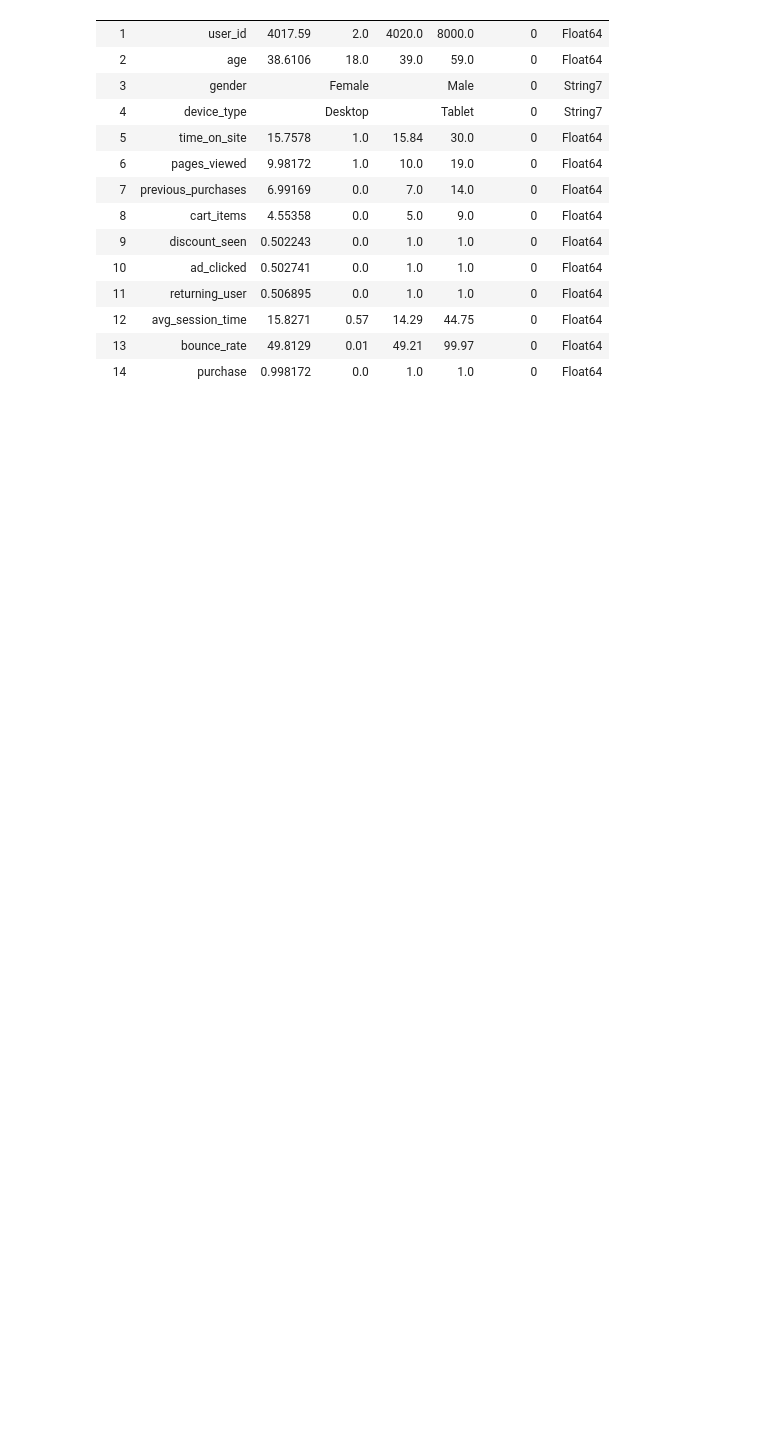
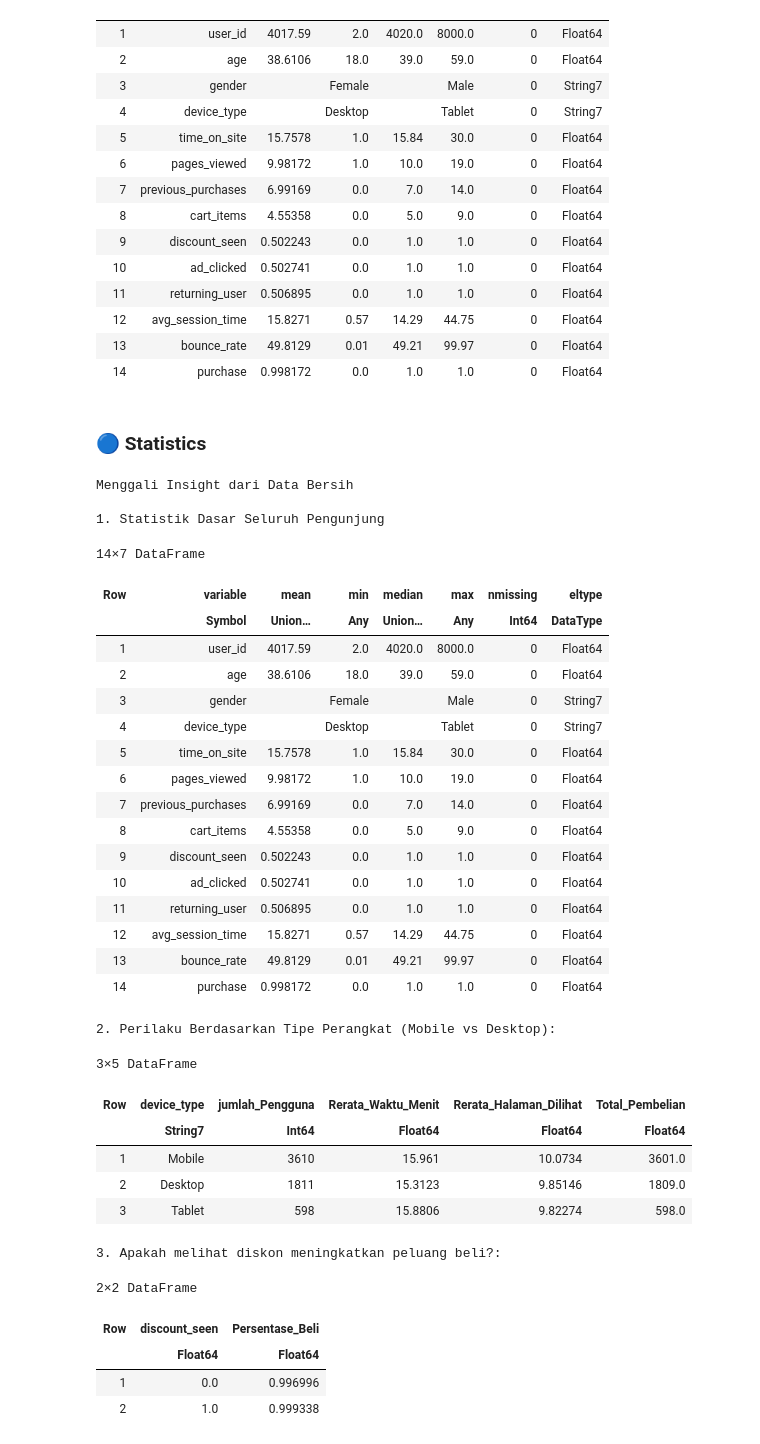
Before and after one commit to AikoFernanda/DataScience-Ecommerce-Behavior, a Jupyter notebook: notebooks/customer_segmentation_analysis.ipynb, the cells around one changed output. Saved outputs shown, nothing was run; the diff lists cells and outputs as text; code cells hidden in the pictures; blank space fills up the shorter version.

Commit message:
statistical analysis

```diff
--- a/notebooks/customer_segmentation_analysis.ipynb
+++ b/notebooks/customer_segmentation_analysis.ipynb
@@ -94,3 +144,63 @@ describe(df_clean)
 | 12 | avg_session_time | 15.8271 | 0.57 | 14.29 | 44.75 | 0 | Float64 |
 | 13 | bounce_rate | 49.8129 | 0.01 | 49.21 | 99.97 | 0 | Float64 |
 | 14 | purchase | 0.998172 | 0.0 | 1.0 | 1.0 | 0 | Float64 |
+# %% [markdown]
+### 🔵 Statistics
+# %%
+println("Menggali Insight dari Data Bersih")
+
+# 1. Rangkuman statistik menyeluruh (Nilai Min, Max, Mean, dll)
+println("\n1. Statistik Dasar Seluruh Pengunjung ")
+tabel_statistik = describe(df_clean)
+display(tabel_statistik)
+
+# 2. Analisis spesifik: Perbandingan Perilaku Berdasarkan Perangkat (Device)
+insight_device = combine(groupby(df_clean, :device_type),
+    nrow => :jumlah_Pengguna,
+    :time_on_site => mean => :Rerata_Waktu_Menit,
+    :pages_viewed => mean => :Rerata_Halaman_Dilihat,
+    :purchase => sum => :Total_Pembelian
+)
+println("\n2. Perilaku Berdasarkan Tipe Perangkat (Mobile vs Desktop):")
+display(insight_device)
+
+# 3. Analisis spesifik: Dampak Diskon Terhadap Pembelian
+insight_diskon = combine(groupby(df_clean, :discount_seen),
+    :purchase => mean => :Persentase_Beli # Mean dari biner (0/1) akan menghasilkan probabilitas/persentase
+)
+println("\n3. Apakah melihat diskon meningkatkan peluang beli?:")
+display(insight_diskon)
+# %% [output]
+Menggali Insight dari Data Bersih
+
+1. Statistik Dasar Seluruh Pengunjung
+14×7 DataFrame
+| Row | variable | mean | min | median | max | nmissing | eltype |
+|  | Symbol | Union… | Any | Union… | Any | Int64 | DataType |
+| 1 | user_id | 4017.59 | 2.0 | 4020.0 | 8000.0 | 0 | Float64 |
+| 2 | age | 38.6106 | 18.0 | 39.0 | 59.0 | 0 | Float64 |
+| 3 | gender |  | Female |  | Male | 0 | String7 |
+| 4 | device_type |  | Desktop |  | Tablet | 0 | String7 |
+| 5 | time_on_site | 15.7578 | 1.0 | 15.84 | 30.0 | 0 | Float64 |
+| 6 | pages_viewed | 9.98172 | 1.0 | 10.0 | 19.0 | 0 | Float64 |
+| 7 | previous_purchases | 6.99169 | 0.0 | 7.0 | 14.0 | 0 | Float64 |
+| 8 | cart_items | 4.55358 | 0.0 | 5.0 | 9.0 | 0 | Float64 |
+| 9 | discount_seen | 0.502243 | 0.0 | 1.0 | 1.0 | 0 | Float64 |
+| 10 | ad_clicked | 0.502741 | 0.0 | 1.0 | 1.0 | 0 | Float64 |
+| 11 | returning_user | 0.506895 | 0.0 | 1.0 | 1.0 | 0 | Float64 |
+| 12 | avg_session_time | 15.8271 | 0.57 | 14.29 | 44.75 | 0 | Float64 |
+| 13 | bounce_rate | 49.8129 | 0.01 | 49.21 | 99.97 | 0 | Float64 |
+| 14 | purchase | 0.998172 | 0.0 | 1.0 | 1.0 | 0 | Float64 |
+2. Perilaku Berdasarkan Tipe Perangkat (Mobile vs Desktop):
+3×5 DataFrame
+| Row | device_type | jumlah_Pengguna | Rerata_Waktu_Menit | Rerata_Halaman_Dilihat | Total_Pembelian |
+|  | String7 | Int64 | Float64 | Float64 | Float64 |
+| 1 | Mobile | 3610 | 15.961 | 10.0734 | 3601.0 |
+| 2 | Desktop | 1811 | 15.3123 | 9.85146 | 1809.0 |
+| 3 | Tablet | 598 | 15.8806 | 9.82274 | 598.0 |
+3. Apakah melihat diskon meningkatkan peluang beli?:
+2×2 DataFrame
+| Row | discount_seen | Persentase_Beli |
+|  | Float64 | Float64 |
+| 1 | 0.0 | 0.996996 |
+| 2 | 1.0 | 0.999338 |
```
Also changed, not shown: parts of 7 cells of this notebook.
